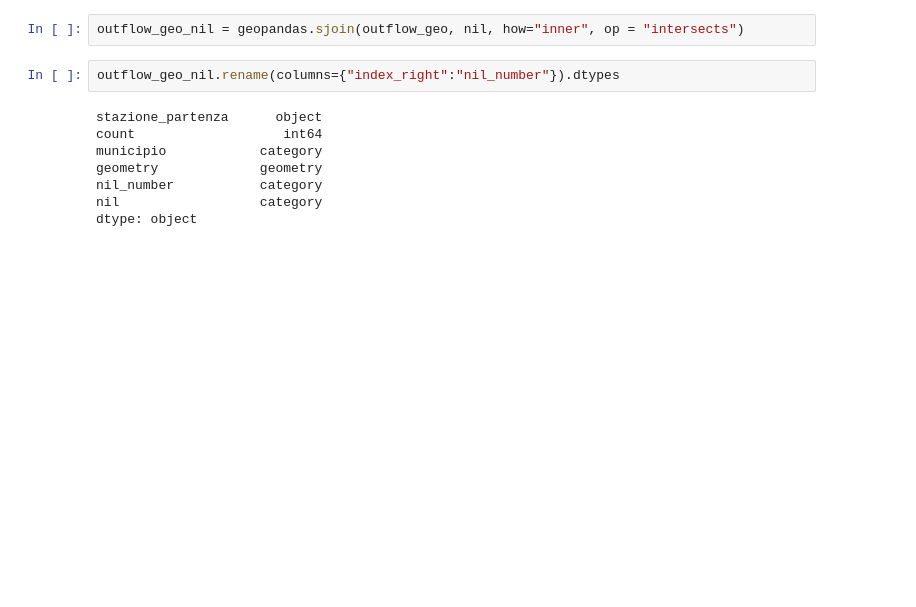
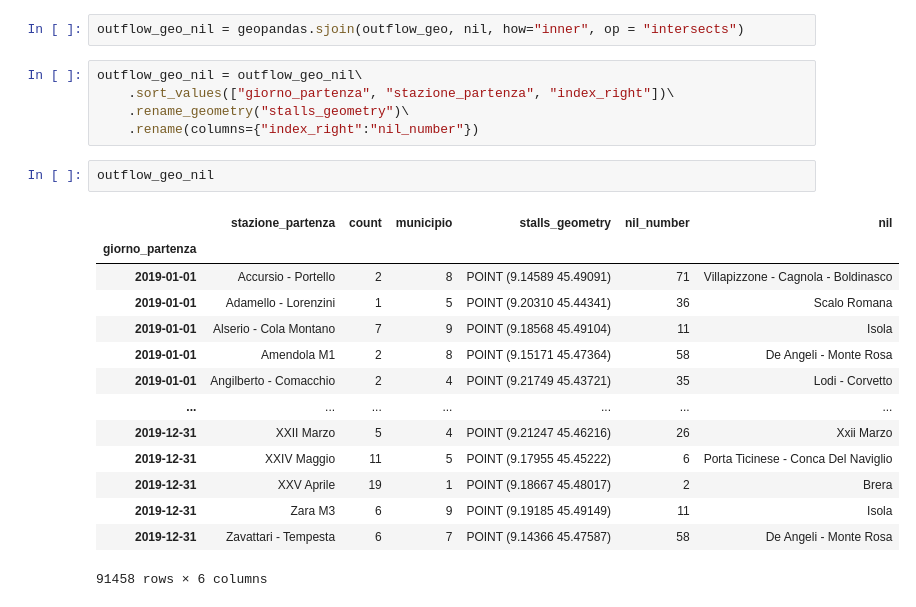
Before and after one commit to toscasterre/thesis-forecasting, a Jupyter notebook: notebooks/02_geospatial_analysis.ipynb, the cells around one changed output. Cells and saved outputs as stored; diff of their text form; blank space fills up the shorter version.

```diff
--- a/notebooks/02_geospatial_analysis.ipynb
+++ b/notebooks/02_geospatial_analysis.ipynb
@@ -91,12 +177,24 @@ Some stations are lost
 # %%
 outflow_geo_nil = geopandas.sjoin(outflow_geo, nil, how="inner", op = "intersects")
 # %%
-outflow_geo_nil.rename(columns={"index_right":"nil_number"}).dtypes
+outflow_geo_nil = outflow_geo_nil\
+    .sort_values(["giorno_partenza", "stazione_partenza", "index_right"])\
+    .rename_geometry("stalls_geometry")\
+    .rename(columns={"index_right":"nil_number"})
-# %% [output]
-stazione_partenza      object
-count                   int64
-municipio            category
-geometry             geometry
-nil_number           category
-nil                  category
-dtype: object
+# %%
+outflow_geo_nil
+# %% [output]
+|  | stazione_partenza | count | municipio | stalls_geometry | nil_number | nil |
+| giorno_partenza |  |  |  |  |  |  |
+| 2019-01-01 | Accursio - Portello | 2 | 8 | POINT (9.14589 45.49091) | 71 | Villapizzone - Cagnola - Boldinasco |
+| 2019-01-01 | Adamello - Lorenzini | 1 | 5 | POINT (9.20310 45.44341) | 36 | Scalo Romana |
+| 2019-01-01 | Alserio - Cola Montano | 7 | 9 | POINT (9.18568 45.49104) | 11 | Isola |
+| 2019-01-01 | Amendola M1 | 2 | 8 | POINT (9.15171 45.47364) | 58 | De Angeli - Monte Rosa |
+| 2019-01-01 | Angilberto - Comacchio | 2 | 4 | POINT (9.21749 45.43721) | 35 | Lodi - Corvetto |
+| ... | ... | ... | ... | ... | ... | ... |
+| 2019-12-31 | XXII Marzo | 5 | 4 | POINT (9.21247 45.46216) | 26 | Xxii Marzo |
+| 2019-12-31 | XXIV Maggio | 11 | 5 | POINT (9.17955 45.45222) | 6 | Porta Ticinese - Conca Del Naviglio |
+| 2019-12-31 | XXV Aprile | 19 | 1 | POINT (9.18667 45.48017) | 2 | Brera |
+| 2019-12-31 | Zara M3 | 6 | 9 | POINT (9.19185 45.49149) | 11 | Isola |
+| 2019-12-31 | Zavattari - Tempesta | 6 | 7 | POINT (9.14366 45.47587) | 58 | De Angeli - Monte Rosa |
+91458 rows × 6 columns
```
Also changed, not shown: parts of 26 cells of this notebook, 1 other file.
